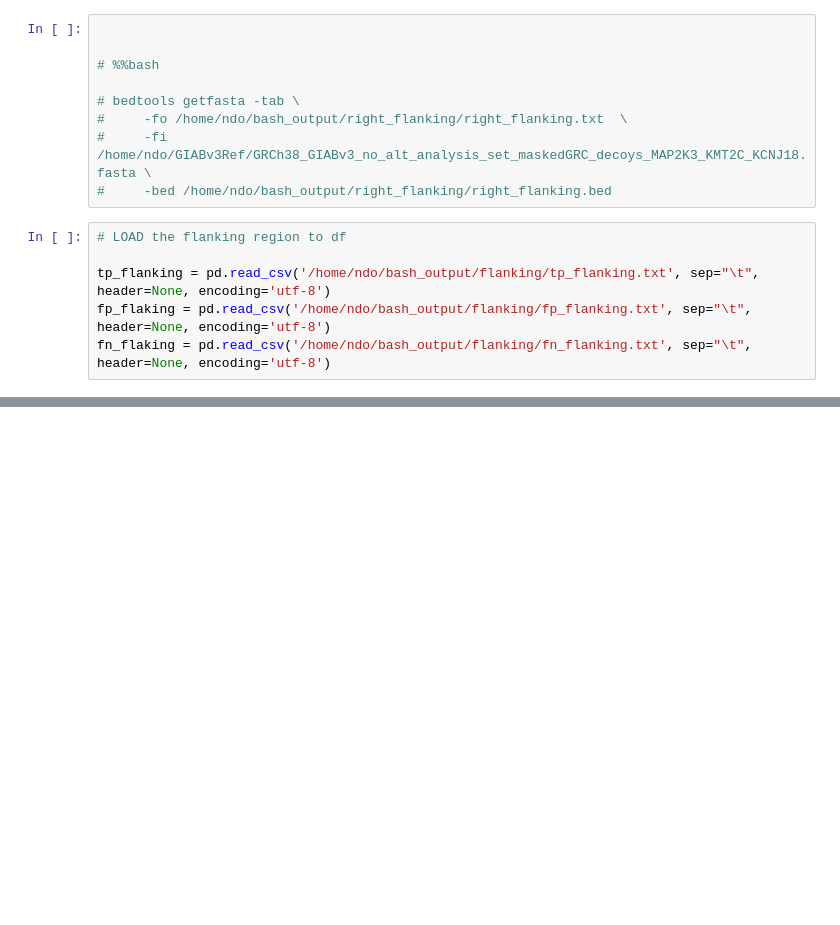
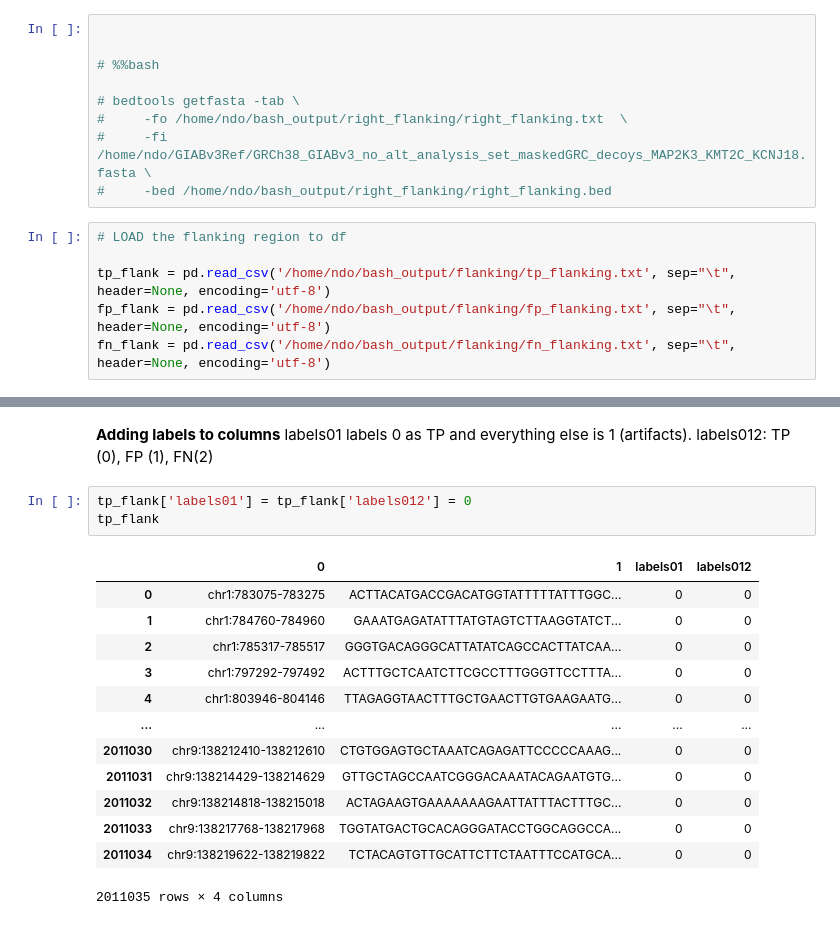
Before and after one commit to NguyenMaiAnh-Do/bash_script, a Jupyter notebook: bash_script/get_flanking.ipynb, the cells around one changed output, grey strips where cells are left out. Saved outputs shown, nothing was run; the diff lists cells and outputs as text; blank space fills up the shorter version.

Commit message:
labeling data

```diff
--- a/bash_script/get_flanking.ipynb
+++ b/bash_script/get_flanking.ipynb
@@ -190,6 +190,6 @@ bedtools getfasta -tab \
 # %%
 # LOAD the flanking region to df
 
-tp_flanking = pd.read_csv('/home/ndo/bash_output/flanking/tp_flanking.txt', sep="\t", header=None, encoding='utf-8')
-fp_flaking = pd.read_csv('/home/ndo/bash_output/flanking/fp_flanking.txt', sep="\t", header=None, encoding='utf-8')
-fn_flaking = pd.read_csv('/home/ndo/bash_output/flanking/fn_flanking.txt', sep="\t", header=None, encoding='utf-8')
+tp_flank = pd.read_csv('/home/ndo/bash_output/flanking/tp_flanking.txt', sep="\t", header=None, encoding='utf-8')
+fp_flank = pd.read_csv('/home/ndo/bash_output/flanking/fp_flanking.txt', sep="\t", header=None, encoding='utf-8')
+fn_flank = pd.read_csv('/home/ndo/bash_output/flanking/fn_flanking.txt', sep="\t", header=None, encoding='utf-8')
@@ -211,0 +212,20 @@ fn_flaking
+# %% [markdown]
+**Adding labels to columns**
+labels01 labels 0 as TP and everything else is 1 (artifacts). labels012: TP (0), FP (1), FN(2)
+# %%
+tp_flank['labels01'] = tp_flank['labels012'] = 0
+tp_flank
+# %% [output]
+|  | 0 | 1 | labels01 | labels012 |
+| 0 | chr1:783075-783275 | ACTTACATGACCGACATGGTATTTTTATTTGGC... | 0 | 0 |
+| 1 | chr1:784760-784960 | GAAATGAGATATTTATGTAGTCTTAAGGTATCT... | 0 | 0 |
+| 2 | chr1:785317-785517 | GGGTGACAGGGCATTATATCAGCCACTTATCAA... | 0 | 0 |
+| 3 | chr1:797292-797492 | ACTTTGCTCAATCTTCGCCTTTGGGTTCCTTTA... | 0 | 0 |
+| 4 | chr1:803946-804146 | TTAGAGGTAACTTTGCTGAACTTGTGAAGAATG... | 0 | 0 |
+| ... | ... | ... | ... | ... |
+| 2011030 | chr9:138212410-138212610 | CTGTGGAGTGCTAAATCAGAGATTCCCCCAAAG... | 0 | 0 |
+| 2011031 | chr9:138214429-138214629 | GTTGCTAGCCAATCGGGACAAATACAGAATGTG... | 0 | 0 |
+| 2011032 | chr9:138214818-138215018 | ACTAGAAGTGAAAAAAAGAATTATTTACTTTGC... | 0 | 0 |
+| 2011033 | chr9:138217768-138217968 | TGGTATGACTGCACAGGGATACCTGGCAGGCCA... | 0 | 0 |
+| 2011034 | chr9:138219622-138219822 | TCTACAGTGTTGCATTCTTCTAATTTCCATGCA... | 0 | 0 |
+2011035 rows × 4 columns
```
Also changed, not shown: parts of 8 cells of this notebook.
